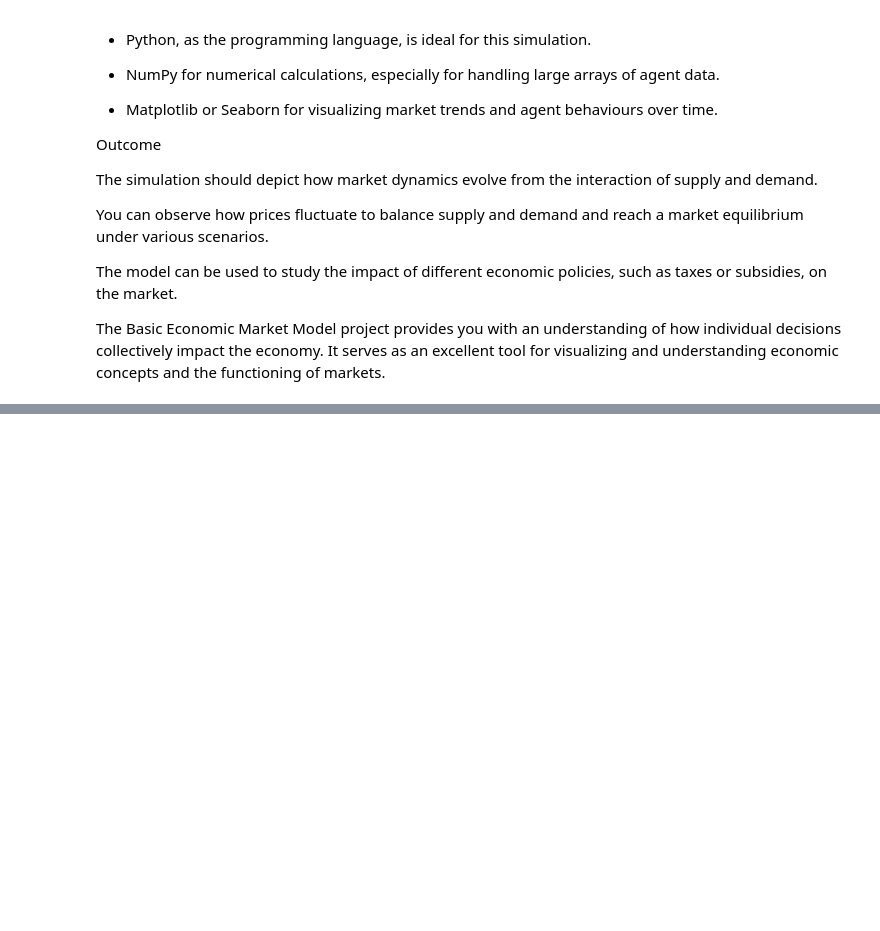
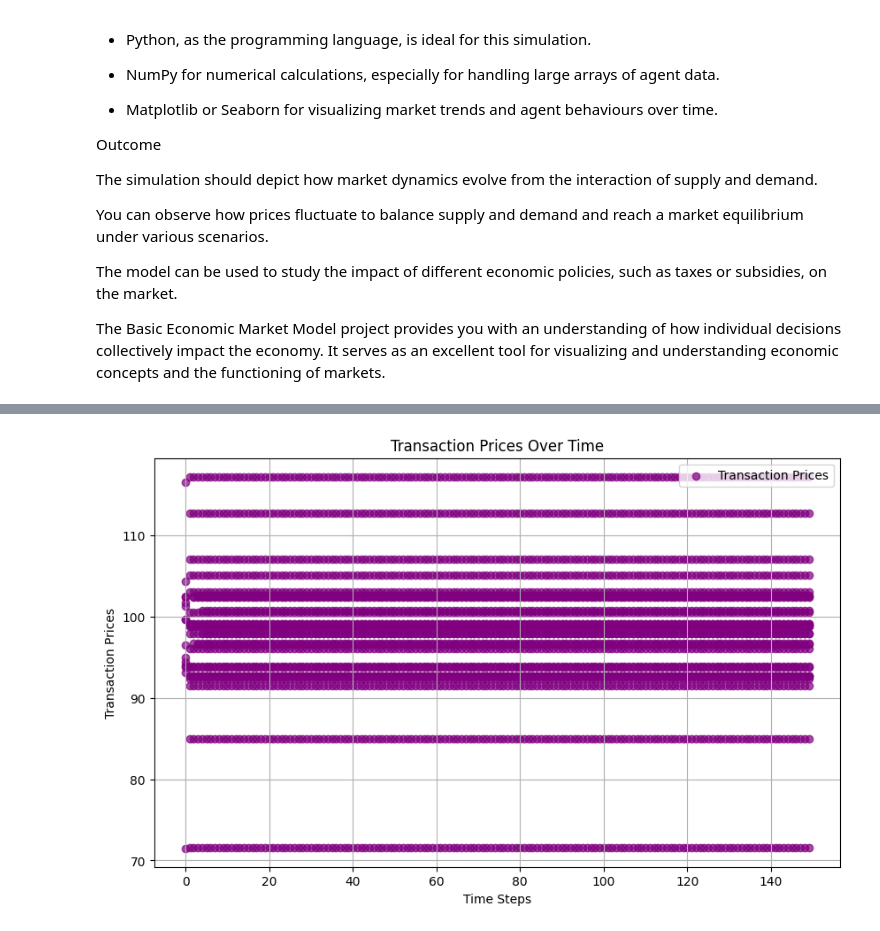
Before and after one commit to DovgaNik/numericalMethods, a Jupyter notebook: project/Basic-economic-model.ipynb, the cells around one changed output, grey strips where cells are left out. Cells and saved outputs as stored; diff of their text form; code cells hidden in the pictures; blank space fills up the shorter version.

```diff
--- a/project/Basic-economic-model.ipynb
+++ b/project/Basic-economic-model.ipynb
@@ -202,0 +200,11 @@ for j in range(N):
+# %%
+plt.figure(figsize=(10, 6))
+plt.scatter([transaction[1] for transaction in transactions], [transaction[0] for transaction in transactions], c='purple', alpha=0.7, label='Transaction Prices')
+plt.xlabel('Time Steps')
+plt.ylabel('Transaction Prices')
+plt.title('Transaction Prices Over Time')
+plt.legend()
+plt.grid(True)
+plt.show()
+# %% [output]
+[figure, added]
```
Also changed, not shown: parts of 11 cells of this notebook.
